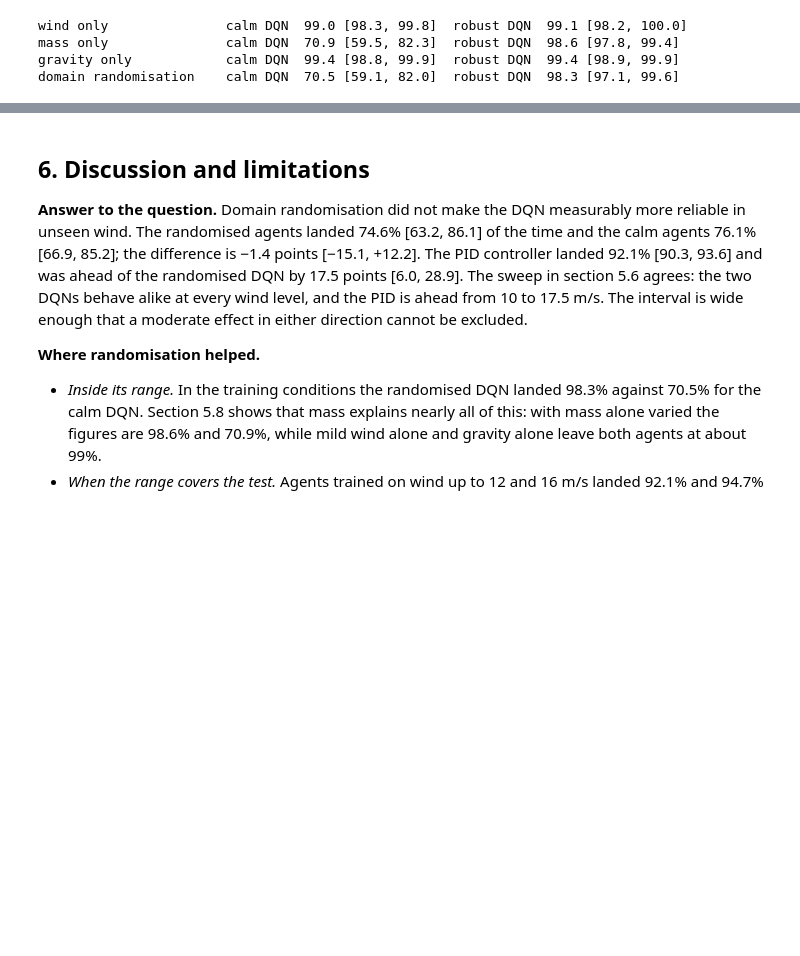
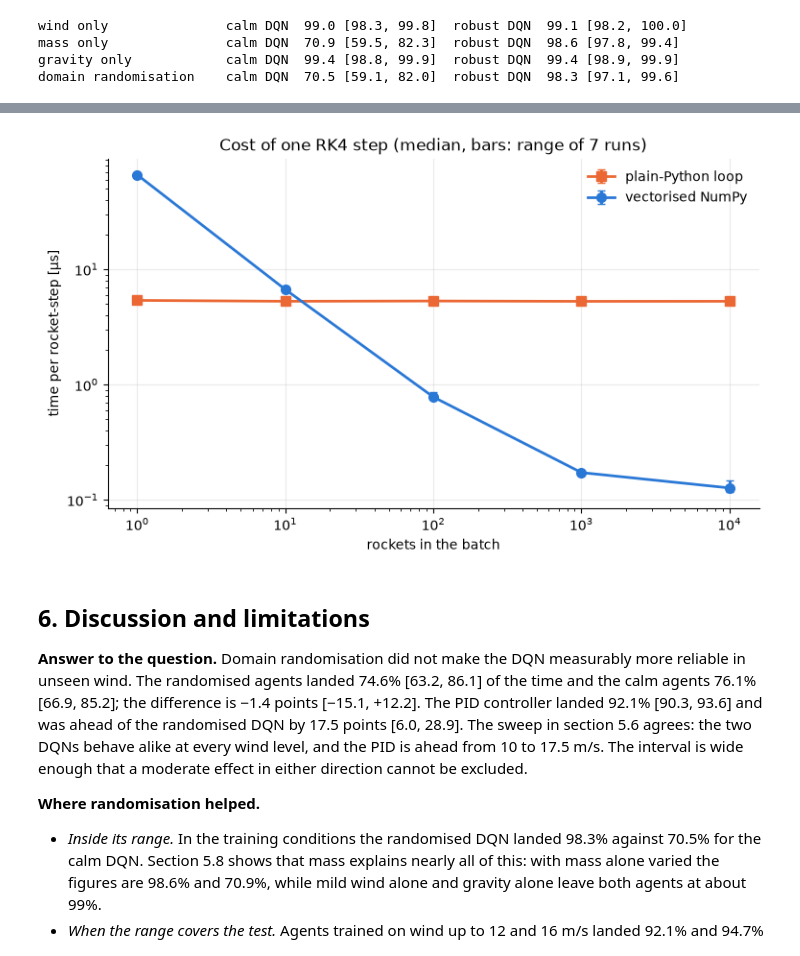
Before and after one commit to nipunmeegoda/rl-rocket-simulator, a Jupyter notebook: notebook/rl-rocket-simulator.ipynb, the cells around one changed output, grey strips where cells are left out. Drawn from its saved outputs; the diff is of its cells as text; code cells hidden in the pictures; blank space fills up the shorter version.

```diff
--- a/notebook/rl-rocket-simulator.ipynb
+++ b/notebook/rl-rocket-simulator.ipynb
@@ -1051,3 +1124,15 @@ domain randomisation    calm DQN  70.5 [59.1, 82.0]  robust DQN  98.3 [97.1, 99.
+# %%
+fig, ax = plt.subplots(figsize=(7.5, 4.4), layout="constrained")
+ns = np.array([q[0] for q in rows])
+for j, (label, c, mk) in enumerate((("plain-Python loop", ORANGE, "s"), ("vectorised NumPy", BLUE, "o"))):
+    v = np.array([q[1 + j] for q in rows]) * 1e6 / ns[:, None]
+    ax.errorbar(ns, v[:, 0], [v[:, 0] - v[:, 1], v[:, 2] - v[:, 0]], fmt=mk + "-", color=c, lw=2, ms=7, capsize=3, label=label)
+ax.set(xscale="log", yscale="log", xlabel="rockets in the batch", ylabel="time per rocket-step [µs]",
+       title="Cost of one RK4 step (median, bars: range of 7 runs)")
+ax.grid(alpha=0.25); ax.spines[["top", "right"]].set_visible(False); ax.legend(frameon=False)
+plt.show()
+# %% [output]
+[figure, added]
 # %% [markdown]
 ## 6. Discussion and limitations
 
```
Also changed, not shown: parts of 3 cells of this notebook, 1 other file.
